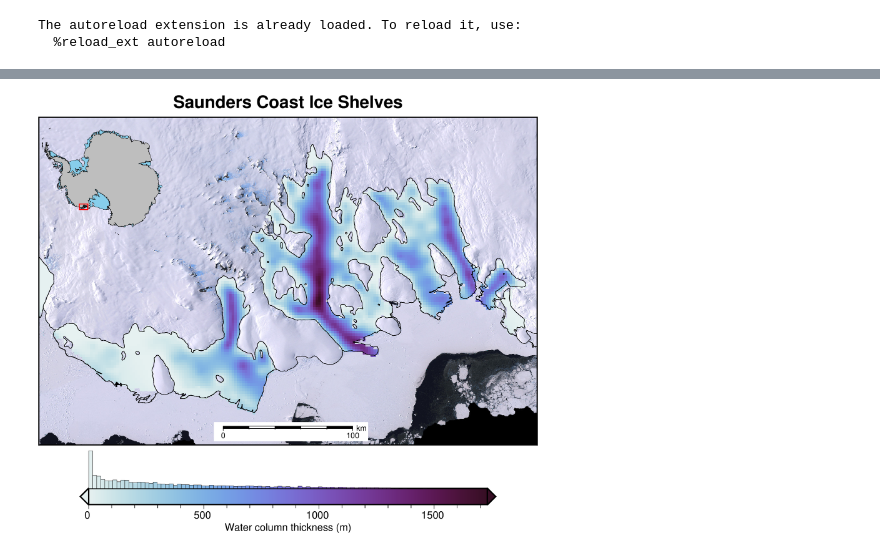
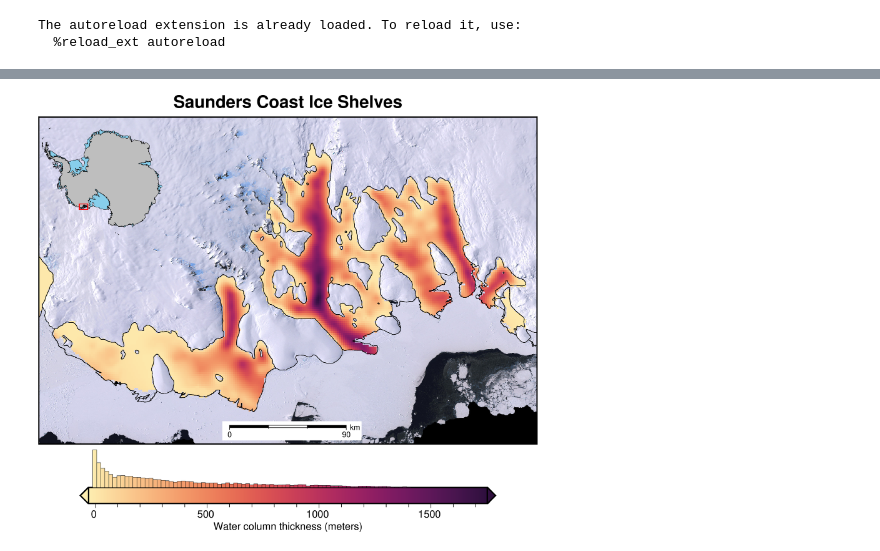
Before and after one commit to mdtanker/polartoolkit, a Jupyter notebook: paper/figures_for_JOSS.ipynb, the cells around one changed output, grey strips where cells are left out. Cells and saved outputs as stored; diff of their text form; code cells hidden in the pictures.

Commit message:
docs: update JOSS paper and figure

```diff
--- a/paper/figures_for_JOSS.ipynb
+++ b/paper/figures_for_JOSS.ipynb
@@ -2,42 +2,41 @@
 %load_ext autoreload
 %autoreload 2
 
+# import modules
 from polartoolkit import fetch, maps, regions, utils
 
-# define a region
+# define a geographic region
 region = regions.saunders_coast
 
-# download bedmap2 data and calculate water column thickness
+# download and pre-process bedmap2 data
 water_thickness = fetch.bedmap2(
     layer="water_thickness",
     region=region,
-    spacing=2000,
+    spacing=1500,
 )
 
-# mask to ice shelf areas
+# mask areas outside of ice shelves
 water_thickness = utils.mask_from_shp(
-    fetch.measures_boundaries(version="IceShelf"),
+    fetch.antarctic_boundaries(version="IceShelf"),
     xr_grid=water_thickness,
     masked=True,
     invert=False,
+    hemisphere="south",
 )
 
 # plot map and set options
 fig = maps.plot_grd(
     water_thickness,
-    cmap="dense",
+    cmap="matter",
     title="Saunders Coast Ice Shelves",
-    cbar_label="Water column thickness (m)",
+    cbar_label="Water column thickness (meters)",
     imagery_basemap=True,
     coast=True,
     inset=True,
     scalebar=True,
     hist=True,
-    # add_faults=True,
+    hemisphere="south",
 )
-
-# add legend
-# fig.legend()
 
 # display figure
 fig.show()
@@ -57,2 +56,2 @@ grdimage [WARNING]: n reset from -1100000 to -1099905.03746
-[figure, old version]
+[figure, new version]
 # %%
```
Also changed, not shown: parts of 2 cells of this notebook, 3 other files.
